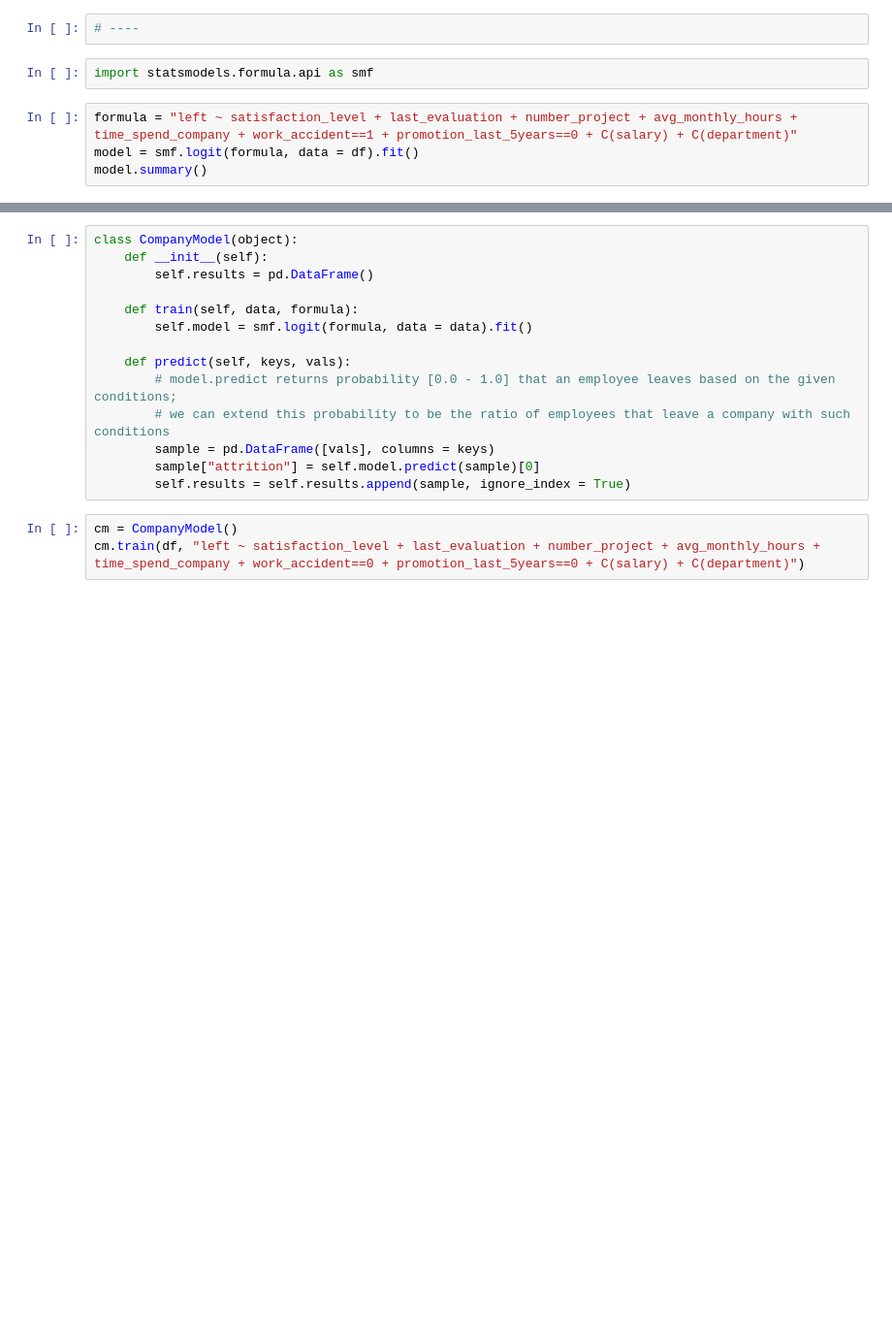
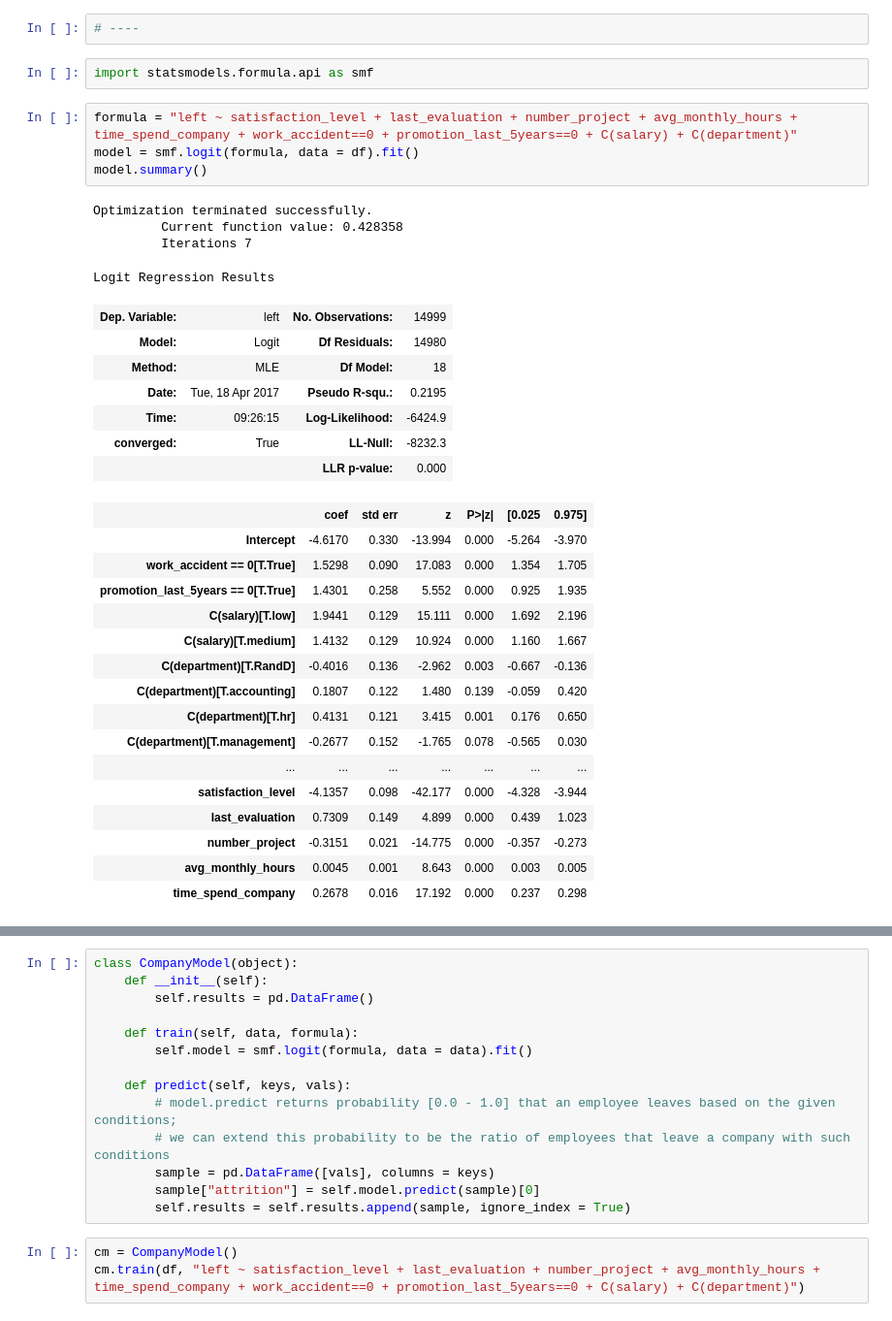
Before and after one commit to joeylmaalouf/HR-analytics, a Jupyter notebook: report/report3.ipynb, the cells around one changed output, grey strips where cells are left out. Shown: that part at 97% size. Cells and saved outputs as stored; diff of their text form; blank space fills up the shorter version.

```diff
--- a/report/report3.ipynb
+++ b/report/report3.ipynb
@@ -40,9 +64,37 @@ print(sum(predictions == y_test), y_test.shape[0])
 # %%
 import statsmodels.formula.api as smf
 # %%
-formula = "left ~ satisfaction_level + last_evaluation + number_project + avg_monthly_hours + time_spend_company + work_accident==1 + promotion_last_5years==0 + C(salary) + C(department)"
+formula = "left ~ satisfaction_level + last_evaluation + number_project + avg_monthly_hours + time_spend_company + work_accident==0 + promotion_last_5years==0 + C(salary) + C(department)"
 model = smf.logit(formula, data = df).fit()
 model.summary()
+# %% [output]
+Optimization terminated successfully.
+         Current function value: 0.428358
+         Iterations 7
+Logit Regression Results
+| Dep. Variable: | left | No. Observations: | 14999 |
+| Model: | Logit | Df Residuals: | 14980 |
+| Method: | MLE | Df Model: | 18 |
+| Date: | Tue, 18 Apr 2017 | Pseudo R-squ.: | 0.2195 |
+| Time: | 09:26:15 | Log-Likelihood: | -6424.9 |
+| converged: | True | LL-Null: | -8232.3 |
+|  |  | LLR p-value: | 0.000 |
+|  | coef | std err | z | P>|z| | [0.025 | 0.975] |
+| Intercept | -4.6170 | 0.330 | -13.994 | 0.000 | -5.264 | -3.970 |
+| work_accident == 0[T.True] | 1.5298 | 0.090 | 17.083 | 0.000 | 1.354 | 1.705 |
+| promotion_last_5years == 0[T.True] | 1.4301 | 0.258 | 5.552 | 0.000 | 0.925 | 1.935 |
+| C(salary)[T.low] | 1.9441 | 0.129 | 15.111 | 0.000 | 1.692 | 2.196 |
+| C(salary)[T.medium] | 1.4132 | 0.129 | 10.924 | 0.000 | 1.160 | 1.667 |
+| C(department)[T.RandD] | -0.4016 | 0.136 | -2.962 | 0.003 | -0.667 | -0.136 |
+| C(department)[T.accounting] | 0.1807 | 0.122 | 1.480 | 0.139 | -0.059 | 0.420 |
+| C(department)[T.hr] | 0.4131 | 0.121 | 3.415 | 0.001 | 0.176 | 0.650 |
+| C(department)[T.management] | -0.2677 | 0.152 | -1.765 | 0.078 | -0.565 | 0.030 |
+| ... | ... | ... | ... | ... | ... | ... |
+| satisfaction_level | -4.1357 | 0.098 | -42.177 | 0.000 | -4.328 | -3.944 |
+| last_evaluation | 0.7309 | 0.149 | 4.899 | 0.000 | 0.439 | 1.023 |
+| number_project | -0.3151 | 0.021 | -14.775 | 0.000 | -0.357 | -0.273 |
+| avg_monthly_hours | 0.0045 | 0.001 | 8.643 | 0.000 | 0.003 | 0.005 |
+| time_spend_company | 0.2678 | 0.016 | 17.192 | 0.000 | 0.237 | 0.298 |
 # %%
 model.params.sort_values()
 # plot coefficients?
```
Also changed, not shown: parts of 8 cells of this notebook.
